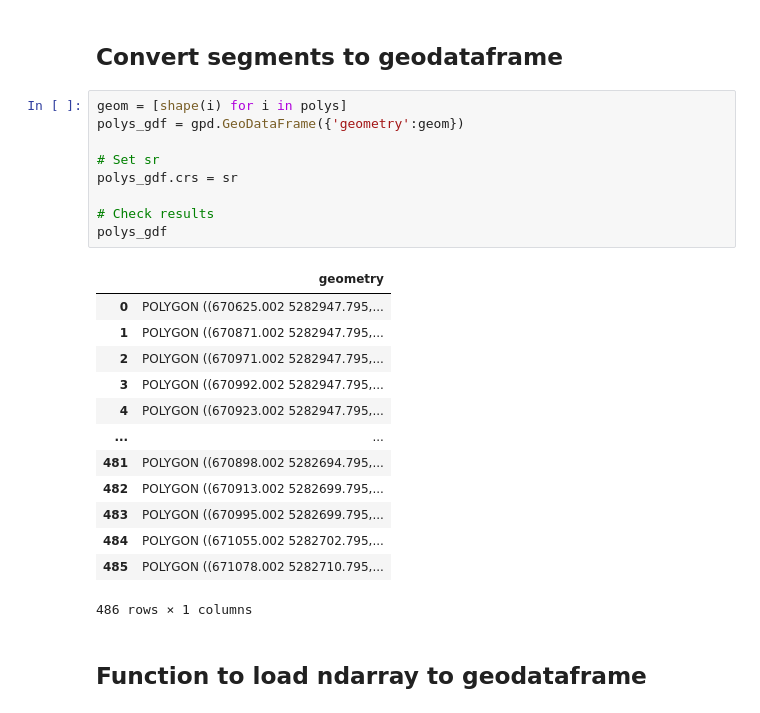
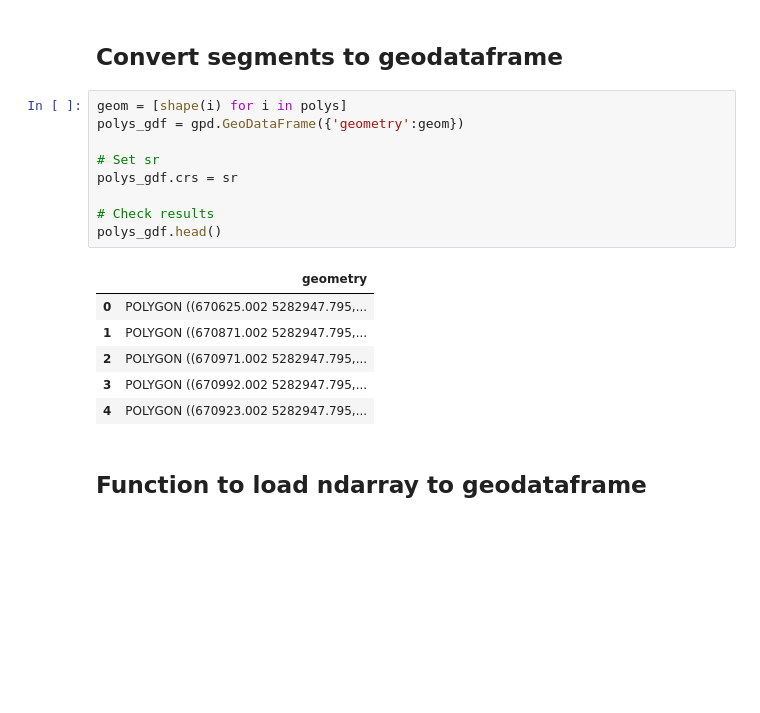
Before and after one commit to redfoxgis/image-segmentation-classification, a Jupyter notebook: image_segmentation_classification.ipynb, the cells around one changed output. Cells and saved outputs as stored; diff of their text form; blank space fills up the shorter version.

```diff
--- a/image_segmentation_classification.ipynb
+++ b/image_segmentation_classification.ipynb
@@ -132,26 +132,19 @@ for theta in (0, 1):
 # %%
 geom = [shape(i) for i in polys]
 polys_gdf = gpd.GeoDataFrame({'geometry':geom})
 
 # Set sr
 polys_gdf.crs = sr
 
 # Check results
-polys_gdf
+polys_gdf.head()
 # %% [output]
 |  | geometry |
 | 0 | POLYGON ((670625.002 5282947.795,... |
 | 1 | POLYGON ((670871.002 5282947.795,... |
 | 2 | POLYGON ((670971.002 5282947.795,... |
 | 3 | POLYGON ((670992.002 5282947.795,... |
 | 4 | POLYGON ((670923.002 5282947.795,... |
-| ... | ... |
-| 481 | POLYGON ((670898.002 5282694.795,... |
-| 482 | POLYGON ((670913.002 5282699.795,... |
-| 483 | POLYGON ((670995.002 5282699.795,... |
-| 484 | POLYGON ((671055.002 5282702.795,... |
-| 485 | POLYGON ((671078.002 5282710.795,... |
-486 rows × 1 columns
 # %% [markdown]
 ## Function to load ndarray to geodataframe
 # %%
```
Also changed, not shown: parts of 7 cells of this notebook.
